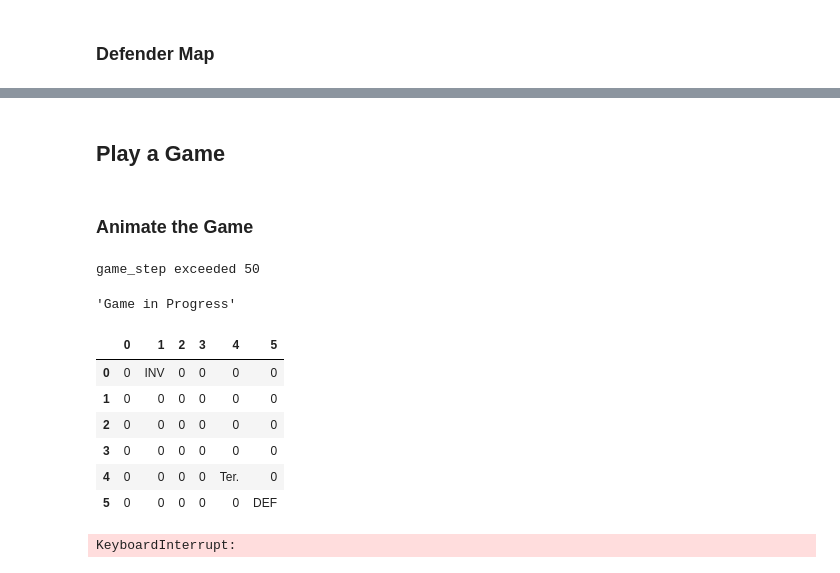
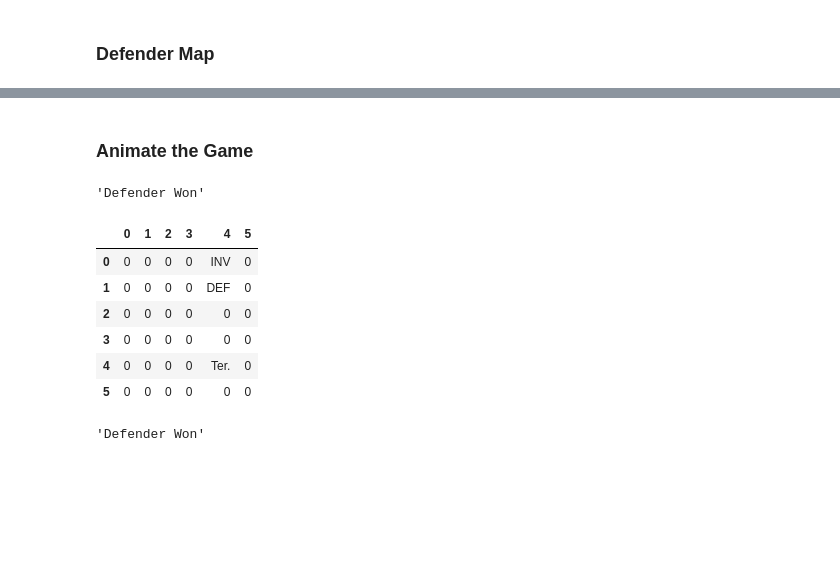
Before and after one commit to aarontan-git/multi_agent_learning, a Jupyter notebook: Notebook/minimaxq.ipynb, the cells around one changed output, grey strips where cells are left out. Drawn from its saved outputs; the diff is of its cells as text; code cells hidden in the pictures; blank space fills up the shorter version.

```diff
--- a/Notebook/minimaxq.ipynb
+++ b/Notebook/minimaxq.ipynb
@@ -132,23 +132,14 @@ class Invader_Defender():
             if status == "Defender Won":
                 # defender reward if defender won (manhattan distance between invader captured state and territory)
                 distance_to_territory = sum(abs(np.array(self.new_invader_state) - np.array(self.territory_state)))
-                self.reward = distance_to_territory
+                self.reward = distance_to_territory * 10
             else:
                 # defender reward if invader won
-                self.reward = -100
+                self.reward = -1000
         else:
             # penalize defender for every step that invader takes closer to territory
             invader_to_territory = sum(abs(np.array(self.new_invader_state) - np.array(self.territory_state)))
-            reward_1 = -(8 - invader_to_territory)
-
-            # give defender reward for every step it takes closer to invader
-            new_defender_state = [self.new_defender_state[0], self.new_defender_state[1]]
-            defender_to_invader = sum(abs(np.array(self.new_invader_state) - np.array(new_defender_state)))
-            reward_2 = (5 - defender_to_invader)
-
-            self.reward = reward_1 + reward_2
-
-#             self.reward = reward_1
+            self.reward = -(8 - invader_to_territory)*10
 
         return self.new_state, self.reward
 # %% [markdown]
@@ -331,9 +271,8 @@ def generate_random_initial_states(a):
 # %%
-def generate_trajectory(Defender_state, Invader_state, greedy):
+def generate_trajectory(Defender_state, Invader_state):
 
     terminal = False
     generated = False
-    exceeded = 0
 
     # while not successful generation, repeat
     while not generated:
@@ -341,7 +280,7 @@ def generate_trajectory(Defender_state, Invader_state, greedy):
         current_state = tuple(Defender_state + Invader_state)
         game_trajectory = []
         cumulated_reward = 0
-        # generate a game trajectory
+
         while not terminal:
 
             generated = True
@@ -352,14 +291,8 @@ def generate_trajectory(Defender_state, Invader_state, greedy):
             # check if game is terminal (someone won)
             terminal, status = invader_defender.terminal_check(list(current_state))
 
-            if greedy:
-                invader_action = actions[int(np.random.choice(action_count, 1, p=abs(invader_policy[tuple(current_state)])))]
-                defender_action = actions[int(np.random.choice(action_count, 1, p=abs(defender_policy[tuple(current_state)])))]
-
-            else:
-                # both agents choose action based on policy via sampling
-                invader_action = actions[int(np.random.choice(action_count, 1, p=invader_policy[tuple(current_state)]))]
-                defender_action = actions[int(np.random.choice(action_count, 1, p=defender_policy[tuple(current_state)]))]
+            invader_action = actions[int(np.random.choice(action_count, 1, p=invader_policy[tuple(current_state)].clip(0)))]
+            defender_action = actions[int(np.random.choice(action_count, 1, p=defender_policy[tuple(current_state)].clip(0)))]
 
             # obtain next state
             next_state, reward = invader_defender.next_state(list(current_state), defender_action, invader_action)
@@ -367,16 +300,13 @@ def generate_trajectory(Defender_state, Invader_state, greedy):
             cumulated_reward = cumulated_reward + reward
 
             game_step += 1
-#             clear_output(wait=True)
-#             display("game step: " + str(game_step))
 
-            # exit the game if the game steps increase pass 100 (implying agents are stuck)
-            if game_step > 50:
-                exceeded += 1
+            # exit the game if max steps reached (implying stucked)
+            if game_step > 200:
                 generated = True
                 break
 
-    return game_trajectory, status, cumulated_reward
+    return game_trajectory, status, cumulated_reward, game_step
 # %% [markdown]
 ## Minimax Q
 # %% [markdown]
@@ -678,2 +639,0 @@ plt.show()
-# %% [markdown]
-## Play a Game
@@ -691,34 +641,33 @@ for key in invader_policy:
 ### Animate the Game
 # %%
 # generate game trajectory
-game_trajectory, status, cumulated_reward = generate_trajectory([5,0],[0,0], False)
+game_trajectory, status, cumulated_reward, game_step, status = generate_trajectory([5,0],[0,0])
 status
 # %% [output]
-game_step exceeded 50
+'Defender Won'
-'Game in Progress'
 # %%
 # define game dimensions
 columns=range(invader_defender.size)
 index = range(invader_defender.size)
 
 # animate the game
 for step in range(len(game_trajectory)):
     game_table = pd.DataFrame(0, index = index, columns=columns)
     game_table[4][4] = 'Ter.'
     game_table[game_trajectory[step][1]][game_trajectory[step][0]] = 'DEF'
     game_table[game_trajectory[step][3]][game_trajectory[step][2]] = 'INV'
     clear_output(wait=True)
     display(game_table)
-    time.sleep(0.2)
+    time.sleep(0.3)
 
 # print game status
 display(status)
 # %% [output]
 |  | 0 | 1 | 2 | 3 | 4 | 5 |
-| 0 | 0 | INV | 0 | 0 | 0 | 0 |
-| 1 | 0 | 0 | 0 | 0 | 0 | 0 |
+| 0 | 0 | 0 | 0 | 0 | INV | 0 |
+| 1 | 0 | 0 | 0 | 0 | DEF | 0 |
 | 2 | 0 | 0 | 0 | 0 | 0 | 0 |
 | 3 | 0 | 0 | 0 | 0 | 0 | 0 |
 | 4 | 0 | 0 | 0 | 0 | Ter. | 0 |
-| 5 | 0 | 0 | 0 | 0 | 0 | DEF |
+| 5 | 0 | 0 | 0 | 0 | 0 | 0 |
-KeyboardInterrupt:
+'Defender Won'
```
Also changed, not shown: parts of 30 cells of this notebook, 2 other files.
